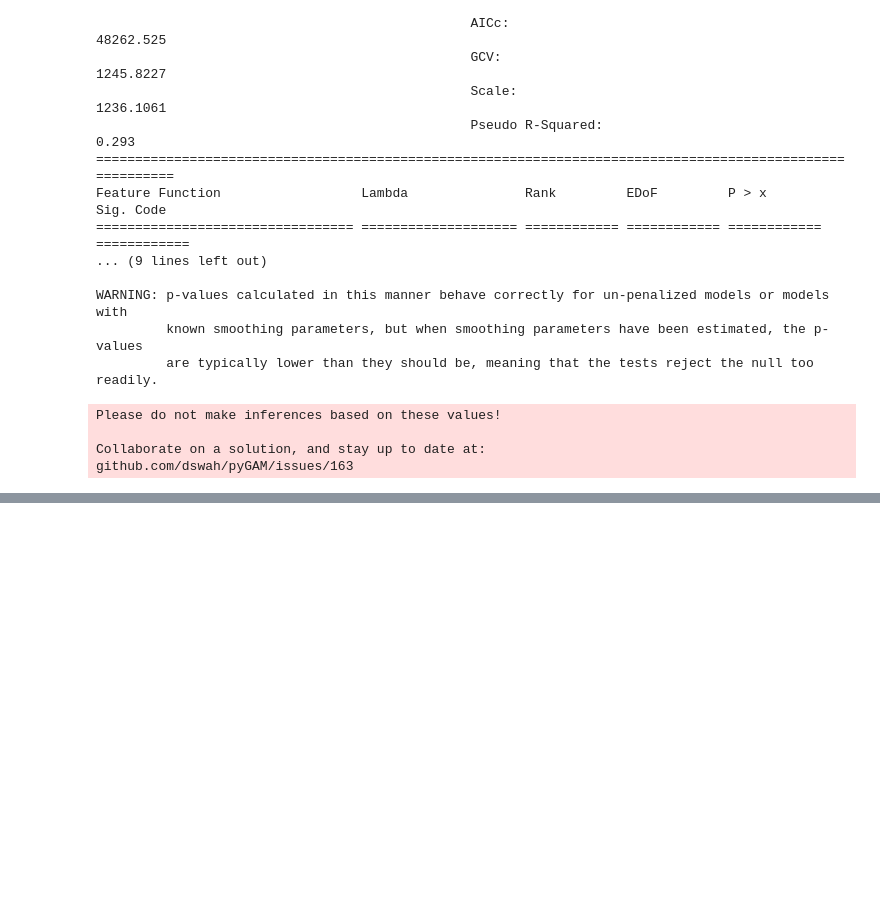
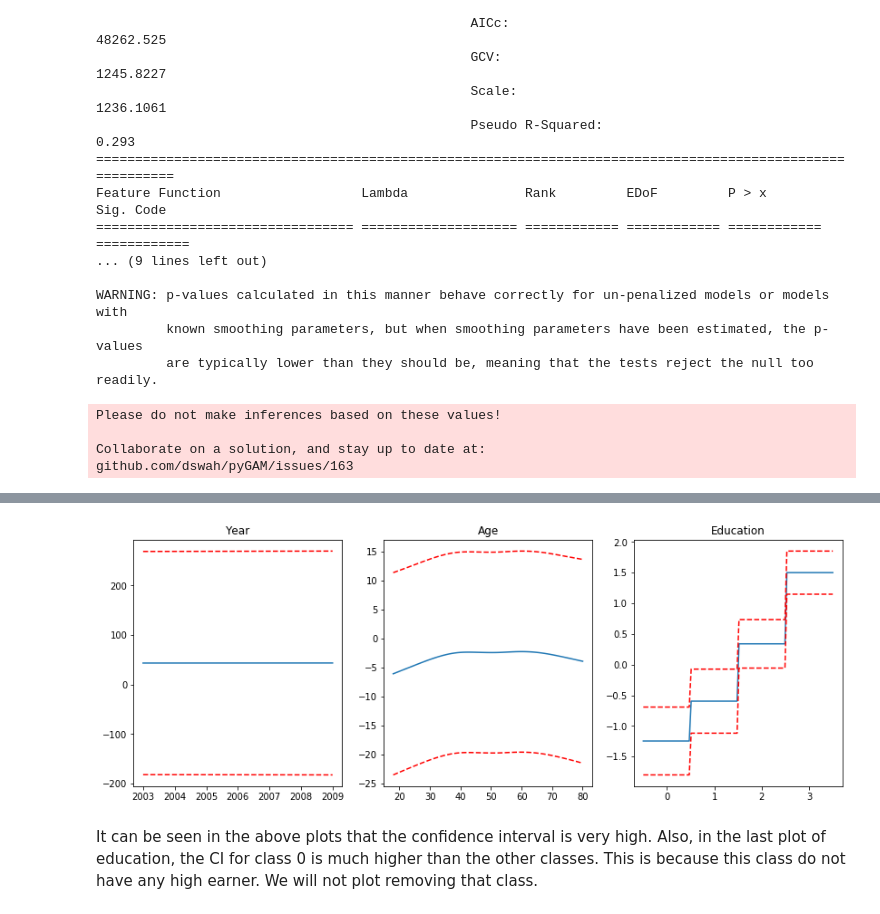
Before and after one commit to atystats/ISLR_Notes_codes, a Jupyter notebook: Chapter 7.ipynb, the cells around one changed output, grey strips where cells are left out. Saved outputs shown, nothing was run; the diff lists cells and outputs as text; code cells hidden in the pictures; blank space fills up the shorter version.

```diff
--- a/Chapter 7.ipynb
+++ b/Chapter 7.ipynb
@@ -741,0 +747,5 @@ The p values of the spline in the model above is not significant. So, we might w
+# %%
+X = np.array(Wage[["year","age","education_dcd"]]).astype("float64")
+y = np.array(Wage.Wage_250)
+Logit_gam = pygam.LogisticGAM(pygam.l(0) + pygam.s(1, n_splines = 12) + pygam.f(2)).gridsearch(X,y)
+Logit_gam.summary()
@@ -741,0 +777,29 @@ The p values of the spline in the model above is not significant. So, we might w
+# %%
+titles = ['year', 'age','education']
+fig = plt.figure(figsize = (14,5))
+ax1 = fig.add_subplot(1,3,1)
+XX = Logit_gam.generate_X_grid(term=0)
+pdep, confid = Logit_gam.partial_dependence(term=0, width = .95)
+ax1.plot(XX[:, 0], pdep)
+ax1.plot(XX[:, 0], confid, c='r', ls='--')
+ax1.set_title("Year")
+
+ax2 = fig.add_subplot(1,3,2)
+XX = Logit_gam.generate_X_grid(term=1)
+pdep, confid = Logit_gam.partial_dependence(term=1, width = .95)
+ax2.plot(XX[:, 1], pdep)
+ax2.plot(XX[:, 1], confid, c='r', ls='--')
+ax2.set_title("Age")
+
+ax3 = fig.add_subplot(1,3,3)
+XX = Logit_gam.generate_X_grid(term=2)
+pdep, confid = Logit_gam.partial_dependence(term=2, width = .95)
+ax3.plot(XX[:, 2], pdep)
+ax3.plot(XX[:, 2], confid, c='r', ls='--')
+ax3.set_title("Education")
+plt.show()
+# %% [output]
+[figure, added]
+# %% [markdown]
+It can be seen in the above plots that the confidence interval is very high.
+Also, in the last plot of education, the CI for class 0 is much higher than the other classes. This is because this class do not have any high earner. We will not plot removing that class.
```
Also changed, not shown: parts of 6 cells of this notebook.
